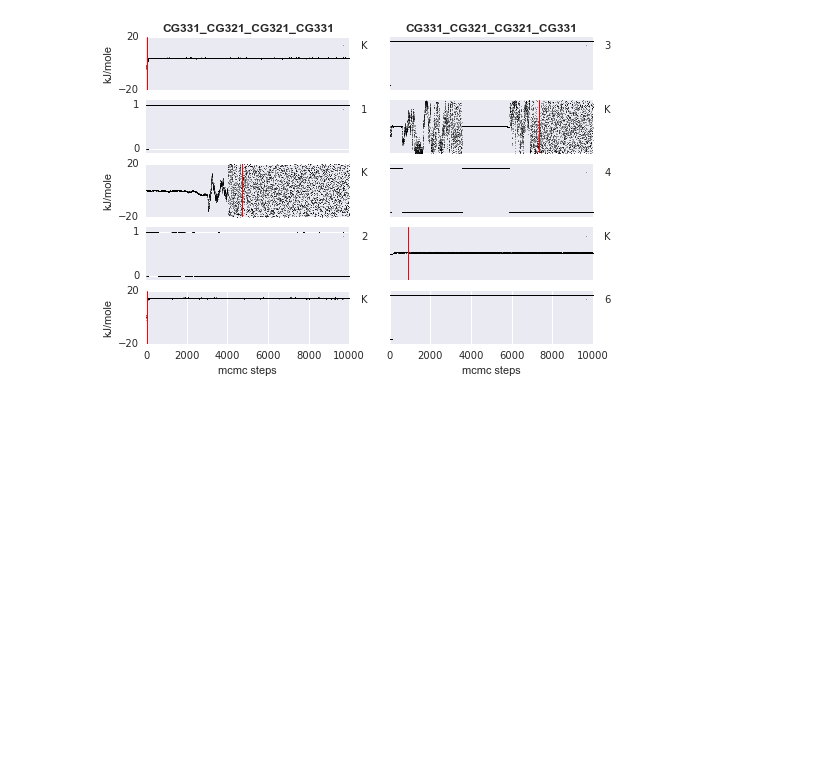
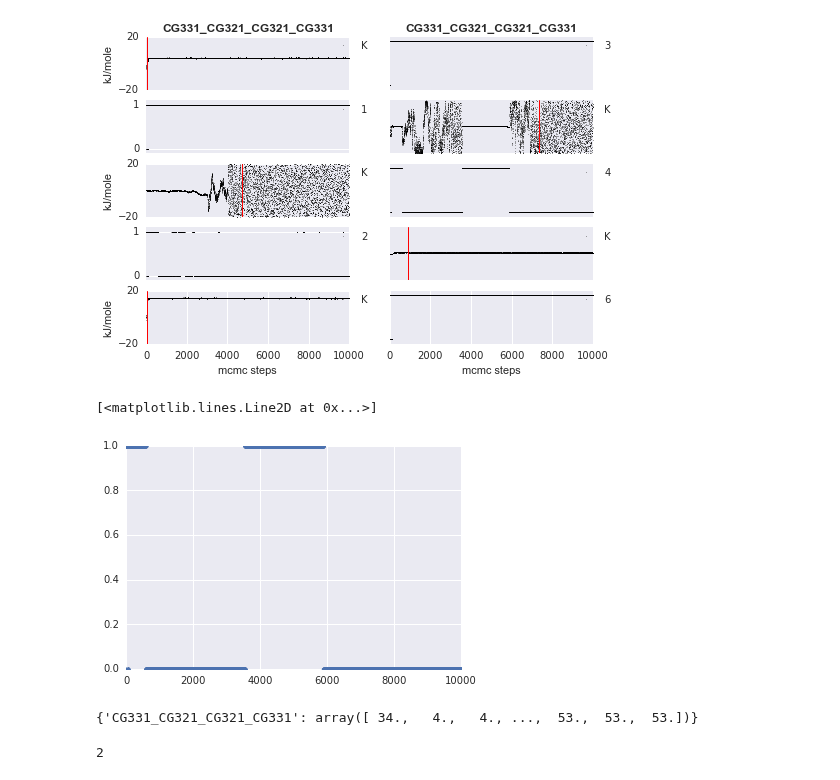
Before and after one commit to choderalab/torsionfit, a Jupyter notebook: examples/butane/diff_potential/diff_mult_on.ipynb, the cells around one changed output. Cells and saved outputs as stored; diff of their text form; code cells hidden in the pictures; blank space fills up the shorter version.

Commit message:
trying to get mm energy for full potential

```diff
--- a/examples/butane/diff_potential/diff_mult_on.ipynb
+++ b/examples/butane/diff_potential/diff_mult_on.ipynb
@@ -208,3 +208,43 @@ plt.savefig('parameter_hist_mult_on_diff.pdf')
 plots.trace_no_phase('CG331_CG321_CG321_CG331', sampler, markersize=1.0)
 # %% [output]
 [figure]
+# %%
+# Calculate full MM with the torsion parameters.
+# Function to take parameters from traces and caclulate energies.
+
+def parameterize_from_db(db, i=-1, param=None, mult_on=True, phase=False):
+    """ This function parameterizes molecule with torsions from database"""
+
+    # First figure out which torsions are turned on
+    if mult_on:
+        mult_bistring = {}
+        for key in db.getstate()['stochastics']:
+            key_split = key.split('_')
+            if key_split[-1] == 'bitstring':
+                tor_name = key_split[0] + '_' + key_split[1] + '_' + key_split[2] + '_' + key_split[3]
+                mult_bistring[tor_name] = get_multiplicity_trace(key, db)
+
+    # Now
+    return mult_bistring
+
+def get_multiplicity_trace(key, db):
+    multiplicities = (1, 2, 3, 4, 6)
+    multiplicity_trace = {}
+    for m in multiplicities:
+        multiplicity_trace[str(m)] = []
+        for i in db.trace(key)[:]:
+            if 2**(m-1) & int(i):
+                multiplicity_trace[str(m)].append(1)
+            else:
+                multiplicity_trace[str(m)].append(0)
+    return multiplicity_trace
+
+
+#plt.plot(sampler.BUTA1_offset.trace[:])
+# %%
+test = parameterize_from_db(db)
+# %%
+plt.plot(test['CG331_CG321_CG321_CG331']['4'], '.')
+# %% [output]
+[<matplotlib.lines.Line2D at 0x...>]
+[figure, added]
@@ -210,0 +260,8 @@ plots.trace_no_phase('CG331_CG321_CG321_CG331', sampler, markersize=1.0)
+# %%
+test
+# %% [output]
+{'CG331_CG321_CG321_CG331': array([ 34.,   4.,   4., ...,  53.,  53.,  53.])}
+# %%
+range(db.chains)[-1]
+# %% [output]
+2
```
Also changed, not shown: parts of 3 cells of this notebook.
